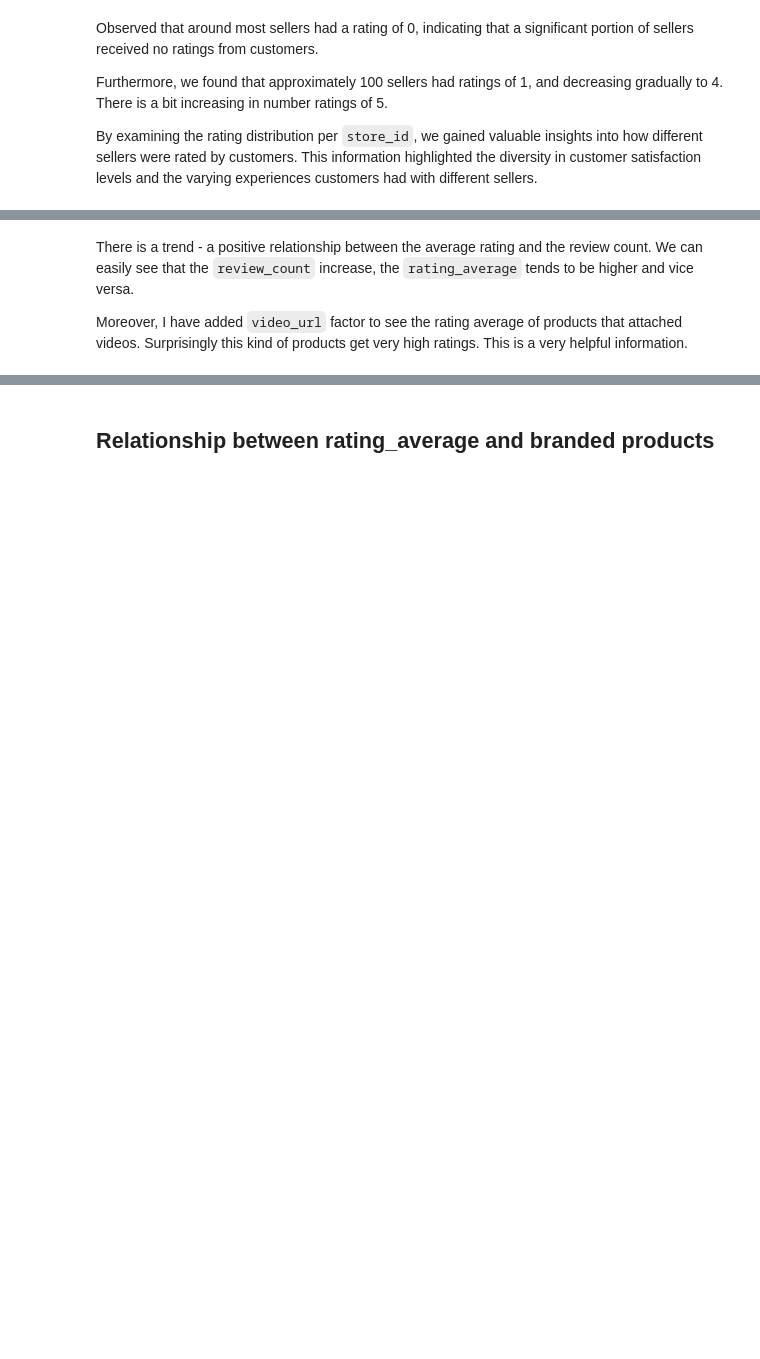
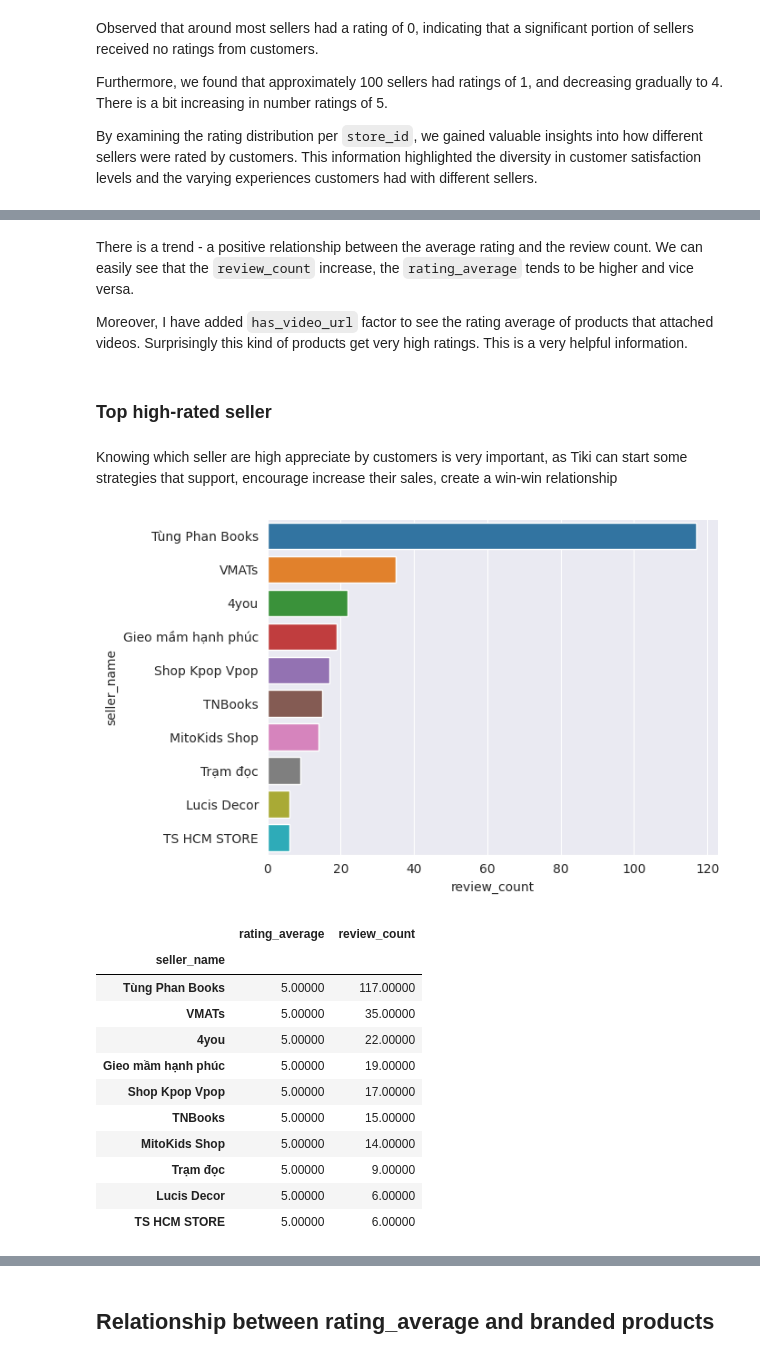
Before and after one commit to thaileqt/asdasdsadasdasdasdasdasdsad, a Jupyter notebook: eda.ipynb, the cells around one changed output, grey strips where cells are left out. Drawn from its saved outputs; the diff is of its cells as text; code cells hidden in the pictures; blank space fills up the shorter version.

```diff
--- a/eda.ipynb
+++ b/eda.ipynb
@@ -688,4 +701,30 @@ plot_scatter(processed2_df, 'review_count', 'rating_average', hue='video_url')
 # %% [markdown]
 There is a trend - a positive relationship between the average rating and the review count. We can easily see that the `review_count` increase, the `rating_average` tends to be higher and vice versa.
 
-Moreover, I have added `video_url` factor to see the rating average of products that attached videos. Surprisingly this kind of products get very high ratings. This is a very helpful information.
+Moreover, I have added `has_video_url` factor to see the rating average of products that attached videos. Surprisingly this kind of products get very high ratings. This is a very helpful information.
+# %% [markdown]
+### Top high-rated seller
+# %% [markdown]
+Knowing which seller are high appreciate by customers is very important, as Tiki can start some strategies that support, encourage increase their sales, create a win-win relationship
+# %%
+seller_ratings = processed2_df.groupby('seller_name').agg({'rating_average': 'mean', 'review_count': 'sum'})
+seller_ratings = seller_ratings.sort_values(by=['rating_average', 'review_count'], ascending=[False, False])
+
+top = 10
+sns.barplot(y=seller_ratings.index[:top], x='review_count', data=seller_ratings.head(top))
+plt.show()
+seller_ratings.head(top)
+# %% [output]
+[figure, added]
+|  | rating_average | review_count |
+| seller_name |  |  |
+| Tùng Phan Books | 5.00000 | 117.00000 |
+| VMATs | 5.00000 | 35.00000 |
+| 4you | 5.00000 | 22.00000 |
+| Gieo mầm hạnh phúc | 5.00000 | 19.00000 |
+| Shop Kpop Vpop | 5.00000 | 17.00000 |
+| TNBooks | 5.00000 | 15.00000 |
+| MitoKids Shop | 5.00000 | 14.00000 |
+| Trạm đọc | 5.00000 | 9.00000 |
+| Lucis Decor | 5.00000 | 6.00000 |
+| TS HCM STORE | 5.00000 | 6.00000 |
```
Also changed, not shown: parts of 44 cells of this notebook.
